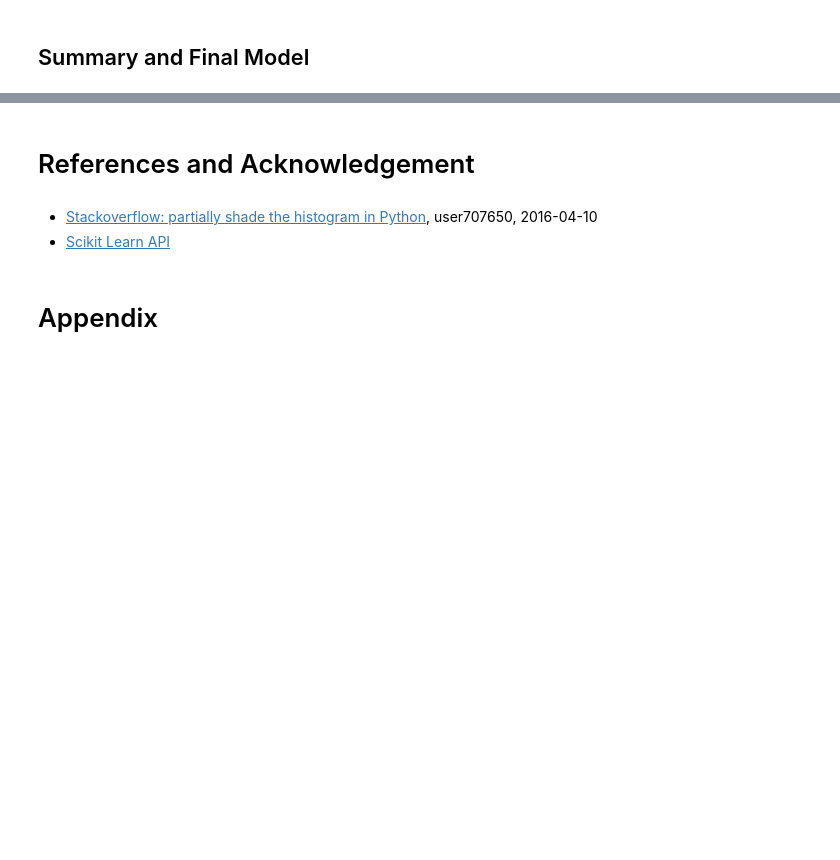
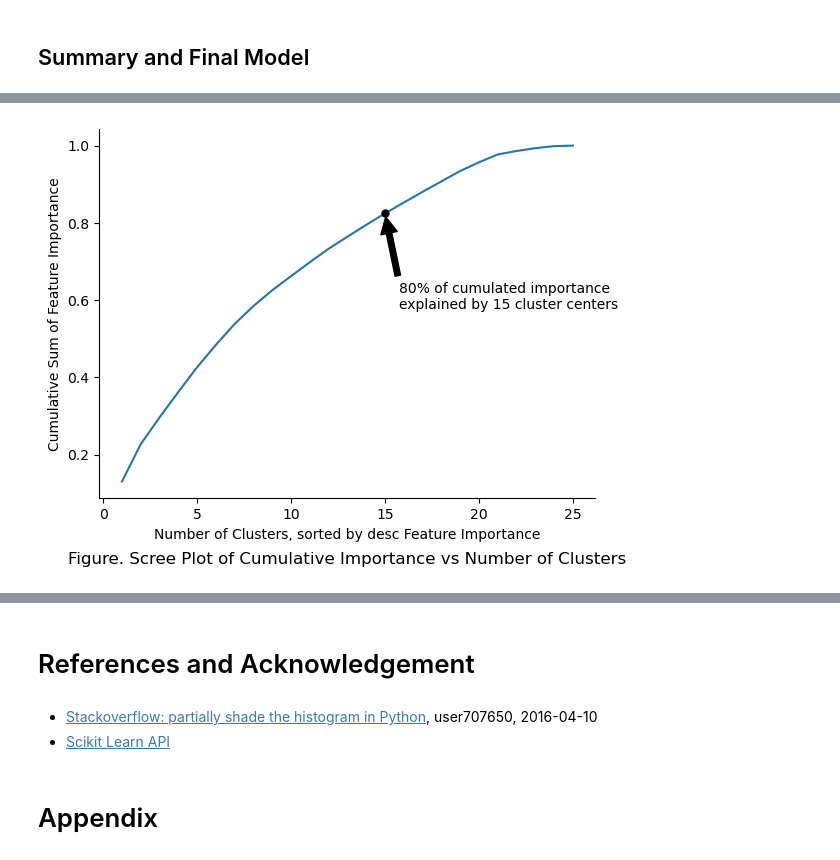
Before and after one commit to andrewyewcy/velocipede, a Jupyter notebook: 21_notebooks/030_modelling_with_location.ipynb, the cells around one changed output, grey strips where cells are left out. Drawn from its saved outputs; the diff is of its cells as text; code cells hidden in the pictures; blank space fills up the shorter version.

```diff
--- a/21_notebooks/030_modelling_with_location.ipynb
+++ b/21_notebooks/030_modelling_with_location.ipynb
@@ -1015,0 +1159,20 @@ MSE for train data: 0.001254566135157621
+# %%
+# Get importance of each cluster center from final model
+cc_df["importance"] = final_model["random_forest"].feature_importances_
+
+# order by feature importance
+cc_df.sort_values(
+    by = ["importance"],
+    ascending = [False],
+    inplace =  True
+)
+
+# Number of clusters (ascending)
+cc_df["number_of_clusters"] = cc_df["importance"].rank(ascending = False)
+
+# Cumulative importance
+cc_df["cum_importance"] = cc_df["importance"].cumsum()
+
+# Examine the top 10 cluster centers
+
+cc_df.head(10)
@@ -1015,0 +1191,42 @@ MSE for train data: 0.001254566135157621
+# %%
+# Initiate figure object
+plt.figure()
+
+# Create line plot
+cc_df.plot(
+    x = "number_of_clusters",
+    y = "cum_importance",
+    kind = "line",
+    ax = plt.gca(),
+    legend = False
+)
+
+# Define location for annotation
+ann_x = 15
+ann_y = cc_df.loc[cc_df["number_of_clusters"] == 15.0,"cum_importance"].values[0]
+
+# Plot a marker to highlight 80% cumulated importance
+plt.plot(
+    ann_x,
+    ann_y,
+    marker = ".",
+    markersize = 10,
+    color = "black"
+)
+
+# Add annotations
+plt.annotate(
+    text = "80% of cumulated importance \nexplained by 15 cluster centers",
+    xy = (ann_x,ann_y),
+    xytext = (ann_x*1.05, ann_y*0.70),
+    arrowprops = dict(facecolor = "black", shrink = 0.05)
+)
+
+plt.ylabel(f"Cumulative Sum of Feature Importance")
+plt.xlabel(f"Number of Clusters, sorted by desc Feature Importance")
+plt.title(f"Figure. Scree Plot of Cumulative Importance vs Number of Clusters", y = -0.2)
+
+sns.despine()
+plt.show()
+# %% [output]
+[figure, added]
```
Also changed, not shown: parts of 58 cells of this notebook.
